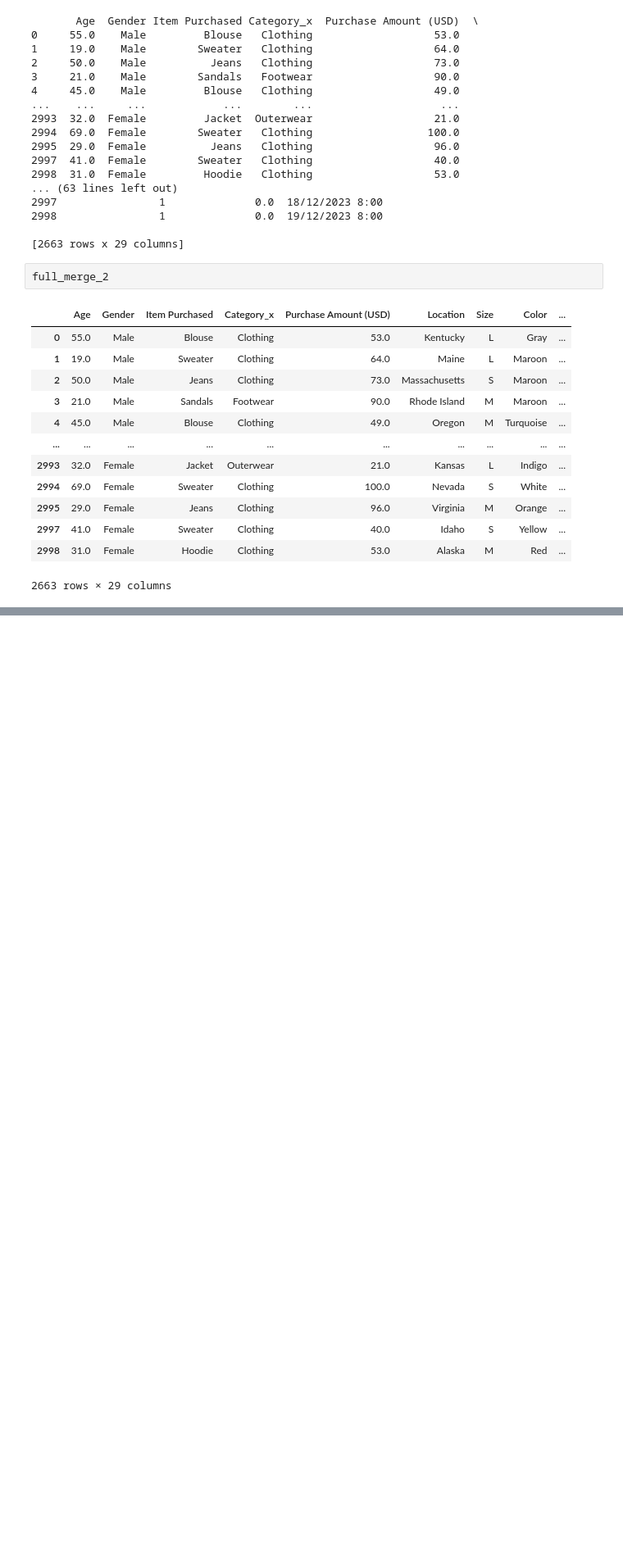
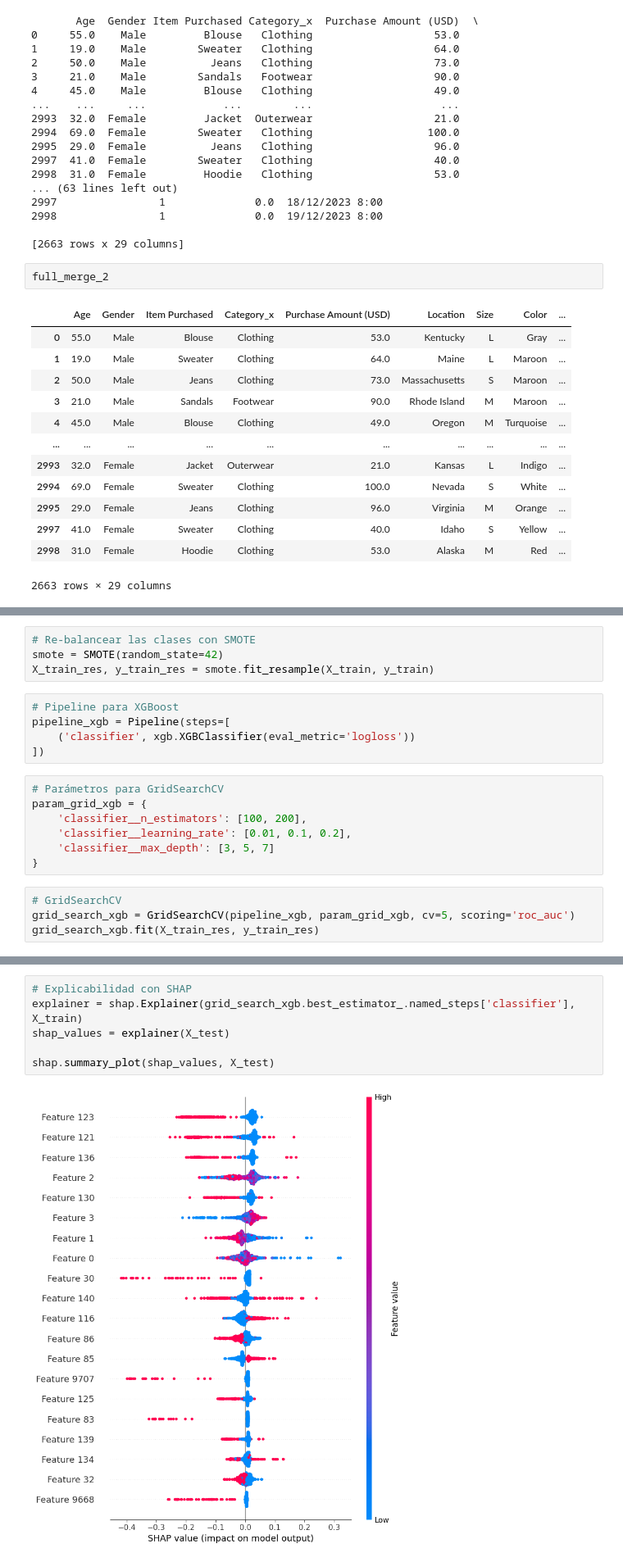
Before and after one commit to marquezlucas/ds, a Jupyter notebook: e_commerce.ipynb, the cells around one changed output, grey strips where cells are left out. Shown: that part at 82% size. Saved outputs shown, nothing was run; the diff lists cells and outputs as text; blank space fills up the shorter version.

```diff
--- a/e_commerce.ipynb
+++ b/e_commerce.ipynb
@@ -764,0 +833,20 @@ full_merge_2
+# %%
+# Re-balancear las clases con SMOTE
+smote = SMOTE(random_state=42)
+X_train_res, y_train_res = smote.fit_resample(X_train, y_train)
+# %%
+# Pipeline para XGBoost
+pipeline_xgb = Pipeline(steps=[
+    ('classifier', xgb.XGBClassifier(eval_metric='logloss'))
+])
+# %%
+# Parámetros para GridSearchCV
+param_grid_xgb = {
+    'classifier__n_estimators': [100, 200],
+    'classifier__learning_rate': [0.01, 0.1, 0.2],
+    'classifier__max_depth': [3, 5, 7]
+}
+# %%
+# GridSearchCV
+grid_search_xgb = GridSearchCV(pipeline_xgb, param_grid_xgb, cv=5, scoring='roc_auc')
+grid_search_xgb.fit(X_train_res, y_train_res)
@@ -764,0 +887,8 @@ full_merge_2
+# %%
+# Explicabilidad con SHAP
+explainer = shap.Explainer(grid_search_xgb.best_estimator_.named_steps['classifier'], X_train)
+shap_values = explainer(X_test)
+
+shap.summary_plot(shap_values, X_test)
+# %% [output]
+[figure, added]
```
Also changed, not shown: parts of 20 cells of this notebook.
